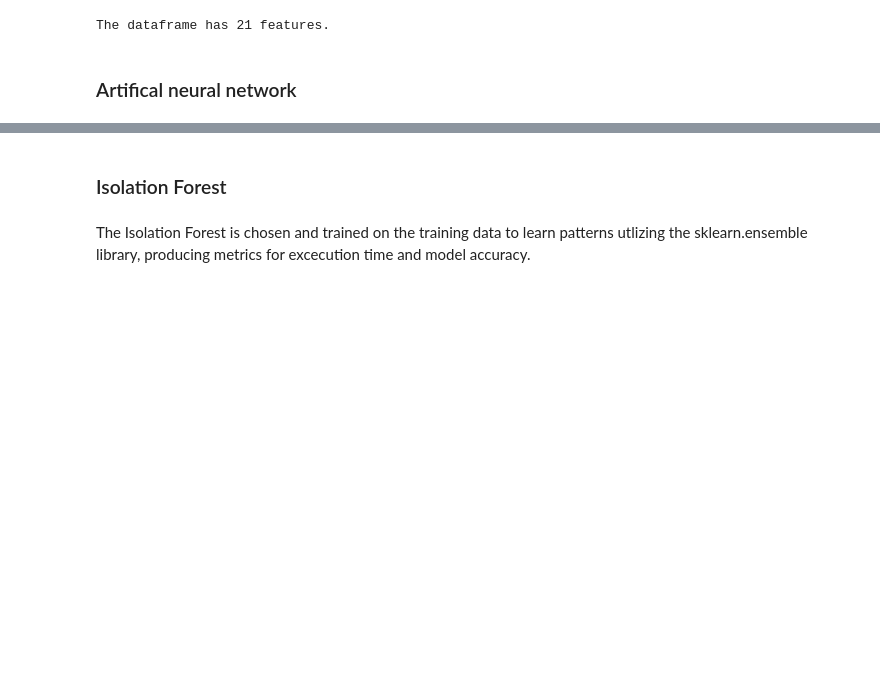
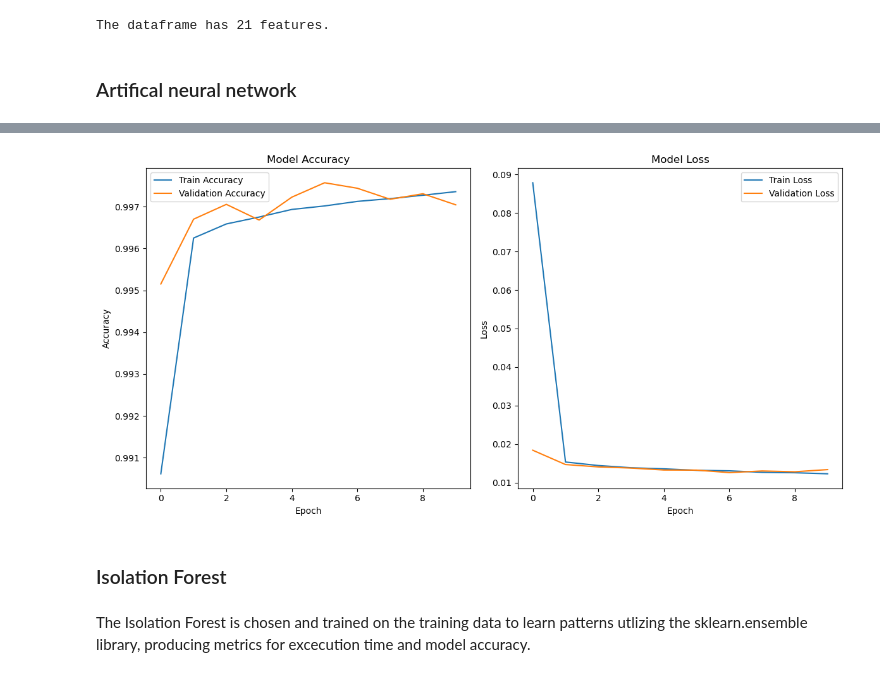
Before and after one commit to tsimhadri-ews/internproject, a Jupyter notebook: src/intrusiontestingbinary_documented.ipynb, the cells around one changed output, grey strips where cells are left out. Saved outputs shown, nothing was run; the diff lists cells and outputs as text; code cells hidden in the pictures; blank space fills up the shorter version.

```diff
--- a/src/intrusiontestingbinary_documented.ipynb
+++ b/src/intrusiontestingbinary_documented.ipynb
@@ -542,21 +471,45 @@ Exception: HTTPSConnectionPool(host='repo.anaconda.com', port=443): Max retries
 import tensorflow as tf
 from tensorflow.keras.models import Sequential
 from tensorflow.keras.layers import Dense
+import matplotlib.pyplot as plt
 
 # Define the model
 model = Sequential()
 model.add(Dense(21, activation='relu', input_shape=(X_train.shape[1],)))
-model.add(Dense(16, activation='relu'))
+model.add(Dense(2, activation='relu'))
 model.add(Dense(1, activation='sigmoid'))
 
 # Compile the model
 model.compile(optimizer='adam', loss='binary_crossentropy', metrics=['accuracy'])
 
-# Train the model
-model.fit(X_train, y_train, epochs=10, batch_size=32, validation_data=(X_test, y_test))
+# Train the model and save the history
+history = model.fit(X_train, y_train, epochs=10, batch_size=32, validation_data=(X_test, y_test))
 
 # Evaluate the model
 loss, accuracy = model.evaluate(X_test, y_test)
-print(f'Loss: {loss}')
-print(f'Accuracy: {accuracy}')
+print(f'Loss: {loss}\\nAccuracy: {accuracy}')
+
+
+# Plot training & validation accuracy values
+plt.figure(figsize=(12, 6))
+
+plt.subplot(1, 2, 1)
+plt.plot(history.history['accuracy'], label='Train Accuracy')
+plt.plot(history.history['val_accuracy'], label='Validation Accuracy')
+plt.title('Model Accuracy')
+plt.xlabel('Epoch')
+plt.ylabel('Accuracy')
+plt.legend()
+
+# Plot training & validation loss values
+plt.subplot(1, 2, 2)
+plt.plot(history.history['loss'], label='Train Loss')
+plt.plot(history.history['val_loss'], label='Validation Loss')
+plt.title('Model Loss')
+plt.xlabel('Epoch')
+plt.ylabel('Loss')
+plt.legend()
+
+plt.tight_layout()
+plt.show()
 # %% [output]
@@ -564,3 +533,4 @@ ModuleNotFoundError: No module named 'tensorflow'
+[figure, added]
 # %% [markdown]
 ### Isolation Forest
 # %% [markdown]
```
Also changed, not shown: parts of 12 cells of this notebook.
